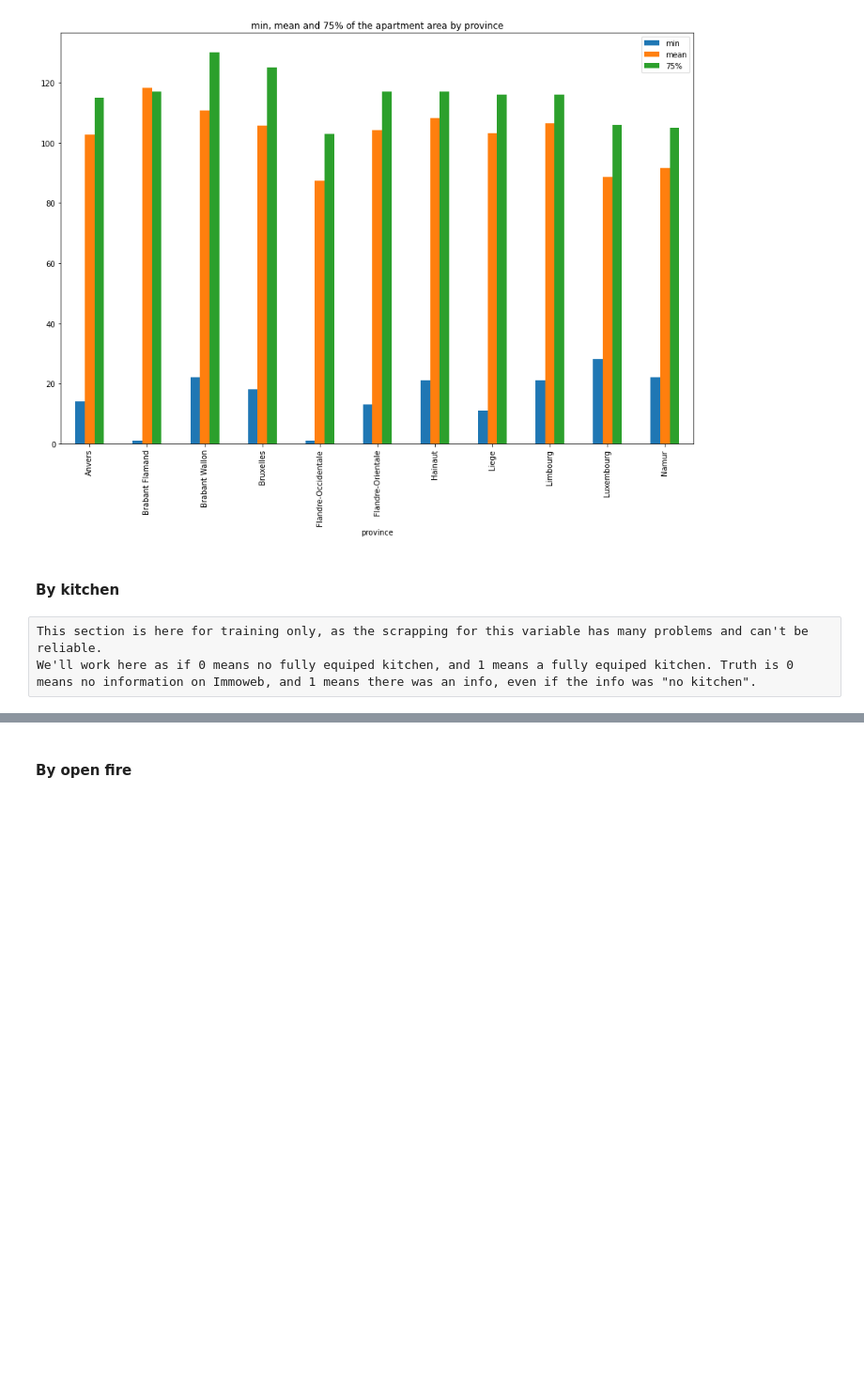
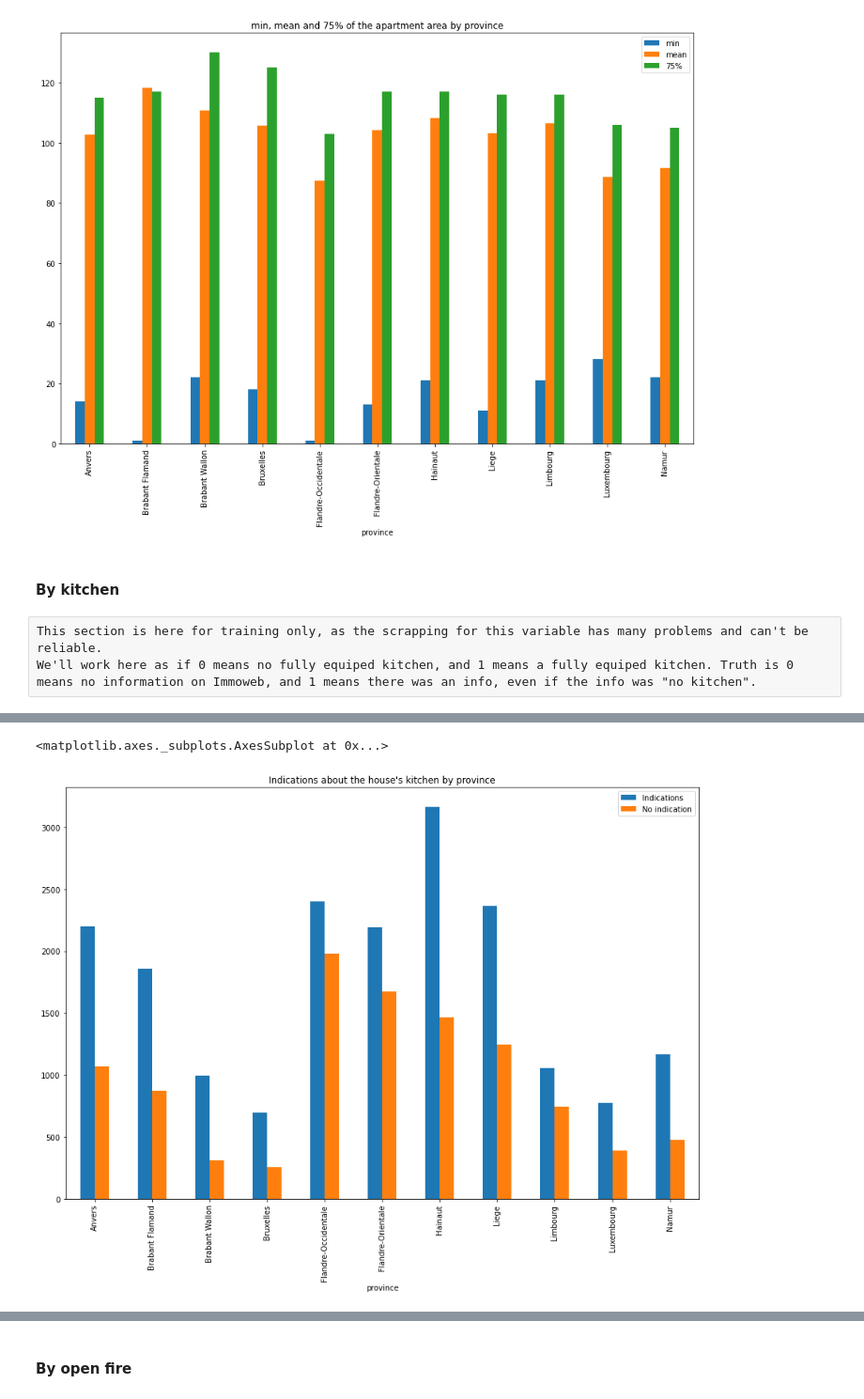
Before and after one commit to Demesmaeker/Immo_data_analysis, a Jupyter notebook: Comparisons between variables (no prices).ipynb, the cells around one changed output, grey strips where cells are left out. Shown at 94% size. Saved outputs shown, nothing was run; the diff lists cells and outputs as text; code cells hidden in the pictures; blank space fills up the shorter version.

Commit message:
locality/kitchen

```diff
--- a/Comparisons between variables (no prices).ipynb
+++ b/Comparisons between variables (no prices).ipynb
@@ -713,0 +712,2 @@ We'll work here as if 0 means no fully equiped kitchen, and 1 means a fully equi
+# %%
+locality_kitchen = clean(df, [0,1,7])
@@ -713,0 +723,13 @@ We'll work here as if 0 means no fully equiped kitchen, and 1 means a fully equi
+# %%
+house_loc_kitchen = locality_kitchen[locality_kitchen['type_of_property'] == 'house']
+house_loc_kitchen_0 = house_loc_kitchen[house_loc_kitchen['fully_equipped_kitchen'] == 0].groupby('province').fully_equipped_kitchen.agg(['count'])
+house_loc_kitchen_1 = house_loc_kitchen[house_loc_kitchen['fully_equipped_kitchen'] == 1].groupby('province').fully_equipped_kitchen.agg(['count'])
+
+house_loc_kitchen_0.reset_index(level=0, inplace=True)
+house_loc_kitchen_0 = house_loc_kitchen_0.rename(columns={'count':'No indication'})
+house_loc_kitchen_1.reset_index(level=0, inplace=True)
+house_loc_kitchen_1 = house_loc_kitchen_1.rename(columns={'count':'Indications'})
+
+house_province_kitchen = pd.merge(house_loc_kitchen_0, house_loc_kitchen_1, how = 'outer', on='province')
+
+house_province_kitchen
@@ -713,0 +749,8 @@ We'll work here as if 0 means no fully equiped kitchen, and 1 means a fully equi
+# %%
+house_province_kitchen.plot.bar(x = 'province',
+                       y = ['Indications', 'No indication'],
+                       figsize=(15,10),
+                       title="Indications about the house's kitchen by province")
+# %% [output]
+<matplotlib.axes._subplots.AxesSubplot at 0x...>
+[figure, added]
```
Also changed, not shown: parts of 8 cells of this notebook.
